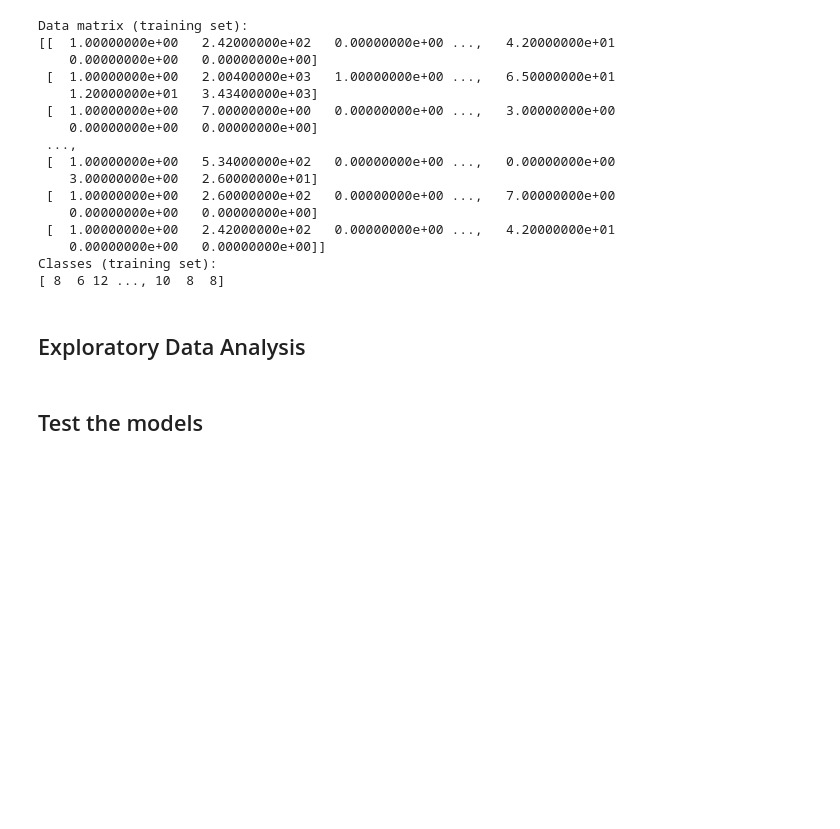
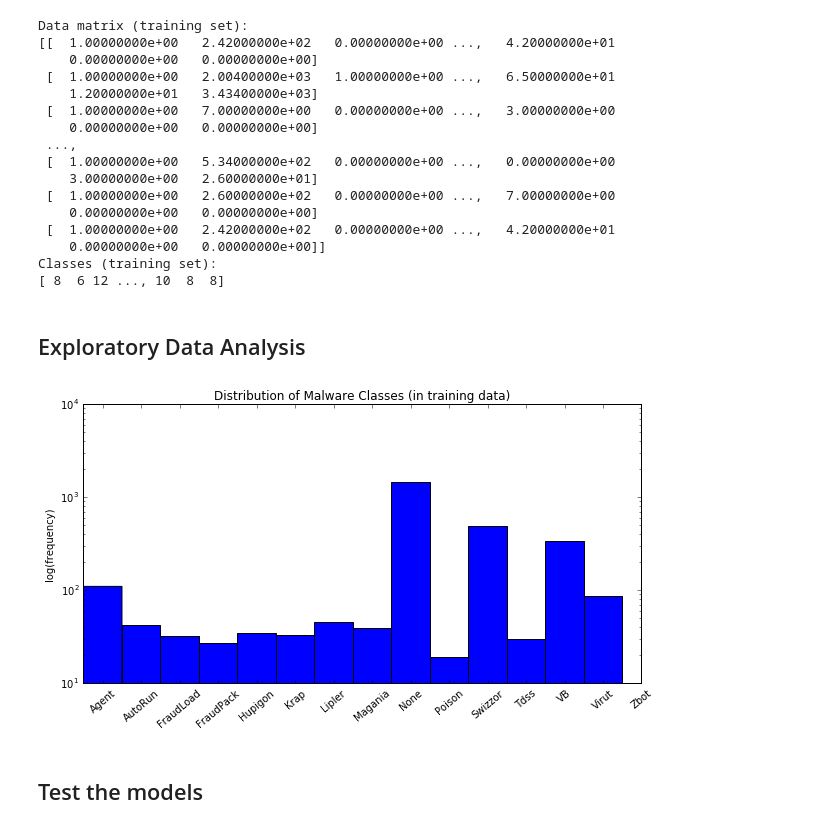
Before and after one commit to averyfaller/CS181Practical, a Jupyter notebook: 2/Practical2.ipynb, the cells around one changed output. Cells and saved outputs as stored; diff of their text form; code cells hidden in the pictures; blank space fills up the shorter version.

```diff
--- a/2/Practical2.ipynb
+++ b/2/Practical2.ipynb
@@ -160,6 +162,18 @@ Classes (training set):
 X_test_all, t_test_all, test_all_ids = create_data_matrix(0, 3724, TEST_DIR)
 # %% [markdown]
 ## Exploratory Data Analysis
+# %%
+fig = plt.figure(figsize=(10,5))
+ax = fig.add_subplot(111)
+ax.hist(t_train,bins = range(len(malware_classes)))
+ax.set_xticklabels(malware_classes,rotation = 40)
+ax.set_xticks(.5 + np.arange(len(malware_classes)))
+ax.set_yscale('log')
+ax.set_ylabel('log(frequency)')
+plt.title('Distribution of Malware Classes (in training data)')
+plt.show()
+# %% [output]
+[figure, added]
 # %% [markdown]
 ## Test the models
 # %%
```
Also changed, not shown: parts of 3 cells of this notebook.
